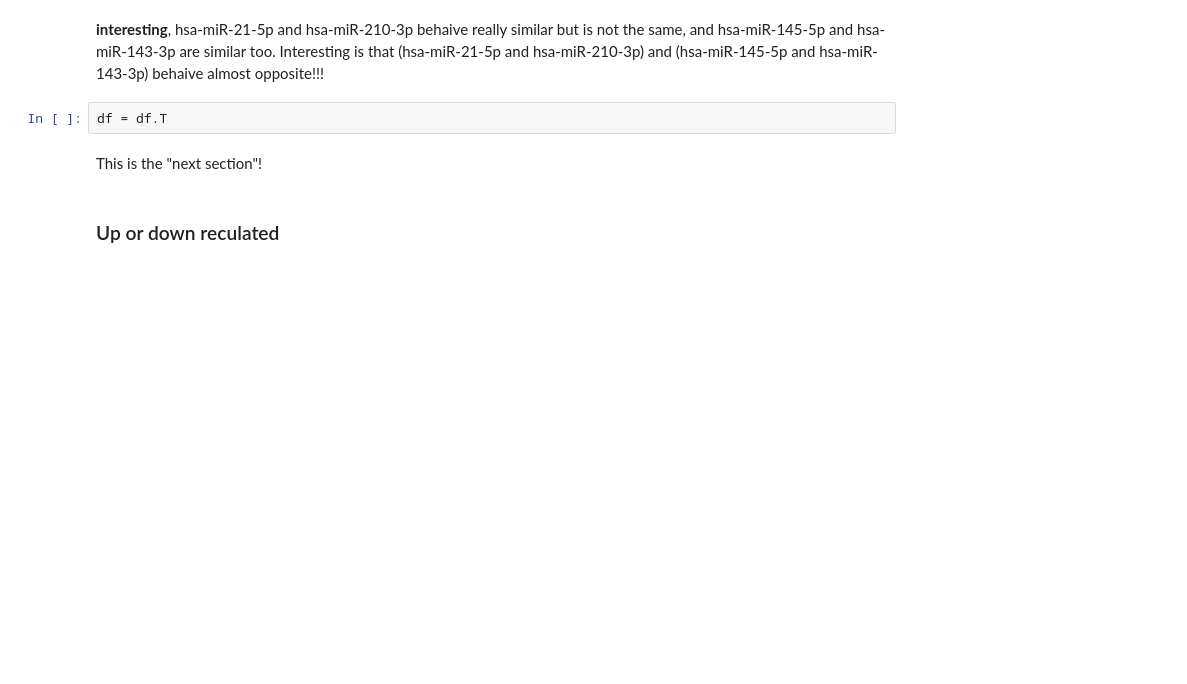
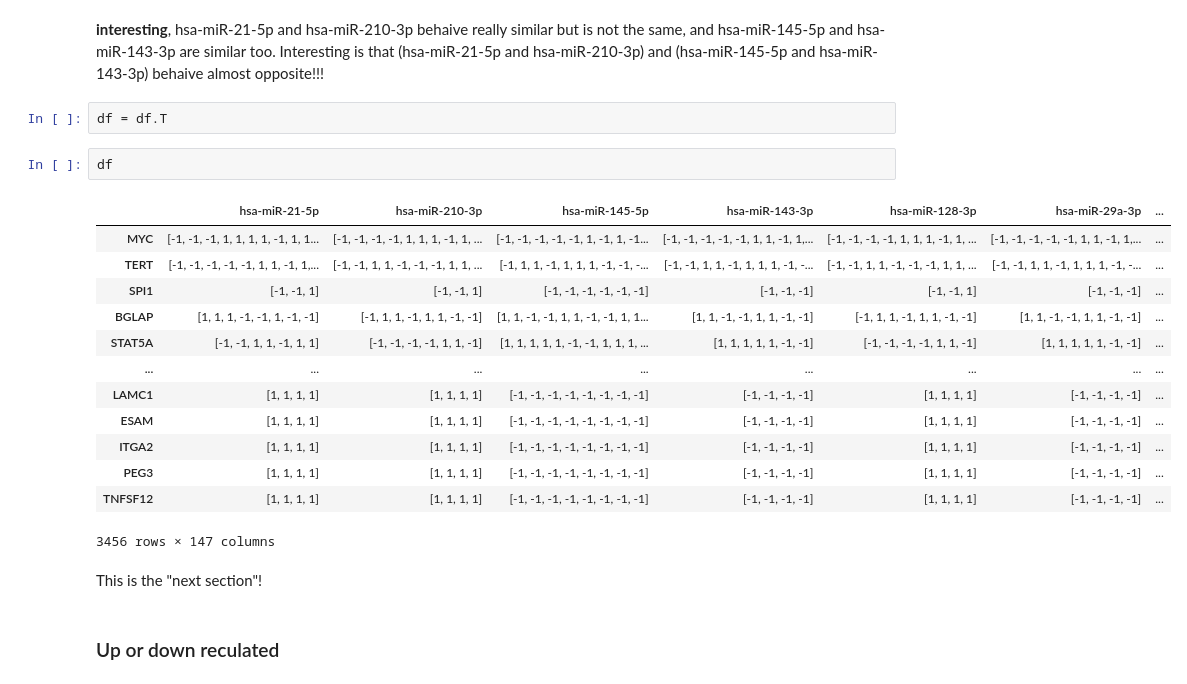
Before and after one commit to Kathyren/Muscle_wasting, a Jupyter notebook: mirna_scoring/notebooks/mirnas_influence_tissue.ipynb, the cells around one changed output. Saved outputs shown, nothing was run; the diff lists cells and outputs as text; blank space fills up the shorter version.

```diff
--- a/mirna_scoring/notebooks/mirnas_influence_tissue.ipynb
+++ b/mirna_scoring/notebooks/mirnas_influence_tissue.ipynb
@@ -256,6 +259,22 @@ hsa-miR-21-5p and hsa-miR-210-3p behaive really similar but is not the same, and
 Interesting is that (hsa-miR-21-5p and hsa-miR-210-3p) and (hsa-miR-145-5p and hsa-miR-143-3p) behaive almost opposite!!!
 # %%
 df = df.T
+# %%
+df
+# %% [output]
+|  | hsa-miR-21-5p | hsa-miR-210-3p | hsa-miR-145-5p | hsa-miR-143-3p | hsa-miR-128-3p | hsa-miR-29a-3p | ... |
+| MYC | [-1, -1, -1, 1, 1, 1, 1, -1, 1, 1... | [-1, -1, -1, -1, 1, 1, 1, -1, 1, ... | [-1, -1, -1, -1, -1, 1, -1, 1, -1... | [-1, -1, -1, -1, -1, 1, 1, -1, 1,... | [-1, -1, -1, -1, 1, 1, 1, -1, 1, ... | [-1, -1, -1, -1, -1, 1, 1, -1, 1,... | ... |
+| TERT | [-1, -1, -1, -1, -1, 1, 1, -1, 1,... | [-1, -1, 1, 1, -1, -1, -1, 1, 1, ... | [-1, 1, 1, -1, 1, 1, 1, -1, -1, -... | [-1, -1, 1, 1, -1, 1, 1, 1, -1, -... | [-1, -1, 1, 1, -1, -1, -1, 1, 1, ... | [-1, -1, 1, 1, -1, 1, 1, 1, -1, -... | ... |
+| SPI1 | [-1, -1, 1] | [-1, -1, 1] | [-1, -1, -1, -1, -1, -1] | [-1, -1, -1] | [-1, -1, 1] | [-1, -1, -1] | ... |
+| BGLAP | [1, 1, 1, -1, -1, 1, -1, -1] | [-1, 1, 1, -1, 1, 1, -1, -1] | [1, 1, -1, -1, 1, 1, -1, -1, 1, 1... | [1, 1, -1, -1, 1, 1, -1, -1] | [-1, 1, 1, -1, 1, 1, -1, -1] | [1, 1, -1, -1, 1, 1, -1, -1] | ... |
+| STAT5A | [-1, -1, 1, 1, -1, 1, 1] | [-1, -1, -1, -1, 1, 1, -1] | [1, 1, 1, 1, 1, -1, -1, 1, 1, 1, ... | [1, 1, 1, 1, 1, -1, -1] | [-1, -1, -1, -1, 1, 1, -1] | [1, 1, 1, 1, 1, -1, -1] | ... |
+| ... | ... | ... | ... | ... | ... | ... | ... |
+| LAMC1 | [1, 1, 1, 1] | [1, 1, 1, 1] | [-1, -1, -1, -1, -1, -1, -1, -1] | [-1, -1, -1, -1] | [1, 1, 1, 1] | [-1, -1, -1, -1] | ... |
+| ESAM | [1, 1, 1, 1] | [1, 1, 1, 1] | [-1, -1, -1, -1, -1, -1, -1, -1] | [-1, -1, -1, -1] | [1, 1, 1, 1] | [-1, -1, -1, -1] | ... |
+| ITGA2 | [1, 1, 1, 1] | [1, 1, 1, 1] | [-1, -1, -1, -1, -1, -1, -1, -1] | [-1, -1, -1, -1] | [1, 1, 1, 1] | [-1, -1, -1, -1] | ... |
+| PEG3 | [1, 1, 1, 1] | [1, 1, 1, 1] | [-1, -1, -1, -1, -1, -1, -1, -1] | [-1, -1, -1, -1] | [1, 1, 1, 1] | [-1, -1, -1, -1] | ... |
+| TNFSF12 | [1, 1, 1, 1] | [1, 1, 1, 1] | [-1, -1, -1, -1, -1, -1, -1, -1] | [-1, -1, -1, -1] | [1, 1, 1, 1] | [-1, -1, -1, -1] | ... |
+3456 rows × 147 columns
 # %% [markdown]
 This is the "next section"!
 # %% [markdown]
```
Also changed, not shown: parts of 2 cells of this notebook, 6 other files.
